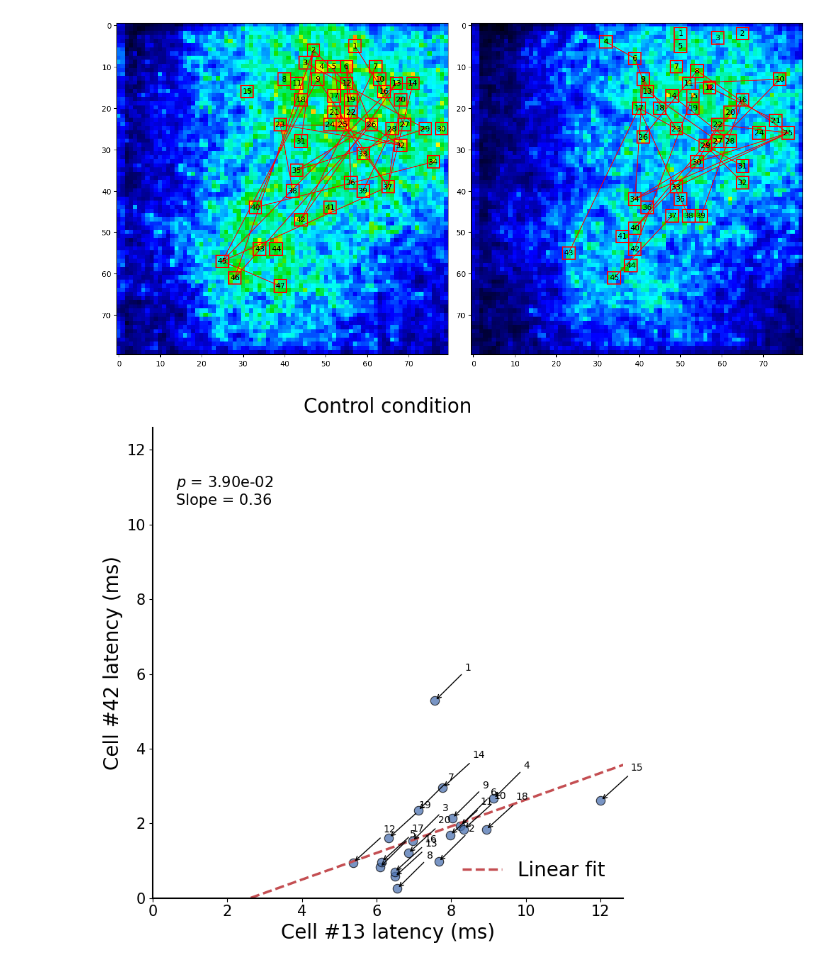
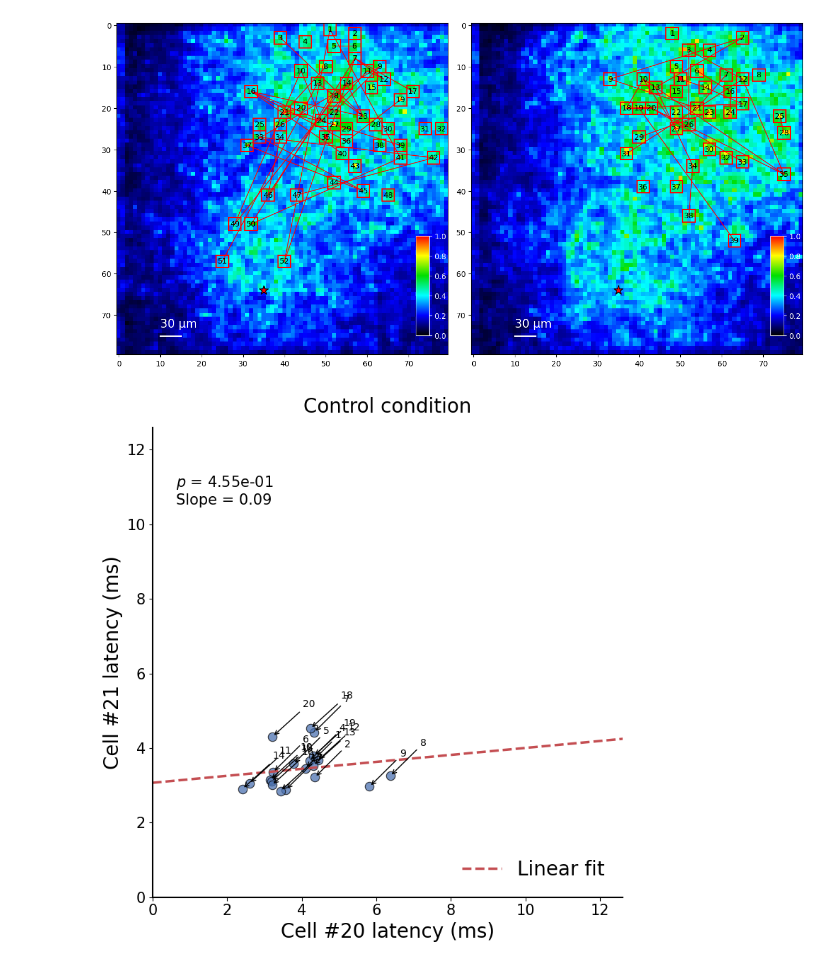
Before and after one commit to TianchengXu0420/ZDA_Adventure, a Jupyter notebook: GapJunction.ipynb, the cells around one changed output. Drawn from its saved outputs; the diff is of its cells as text; code cells hidden in the pictures.

```diff
--- a/GapJunction.ipynb
+++ b/GapJunction.ipynb
@@ -24,16 +26,16 @@ stimulus = 200
 startPt = 200
 numPt = 30
 # evoke = np.array([60, 34]) # 26-07-10
-# evoke = np.array([64, 35]) # 25-11-12
+evoke = np.array([64, 35]) # 25-11-12
 # %%
 # Original Data.
-Data = np.fromfile('C:/Users/txu245/Desktop/25-11-12/Control.dat', dtype='float64').reshape(20, 80, 80, 1000)
+Data = np.fromfile('C:/Users/Kevin/Desktop/25-11-12/Control.dat', dtype='float64').reshape(20, 80, 80, 1000)
 Data_ave = np.mean(Data, axis=0)
 snr = maps.SNR_Map(startPt=startPt, numPt=numPt, Data=Data)
 map = maps.Max_Amp_Map(startPt=startPt, numPt=numPt, Data=Data)
 
 # Data after adding blocker.
-Data_Q = np.fromfile('C:/Users/txu245/Desktop/25-11-12/Quinine.dat', dtype='float64').reshape(20, 80, 80, 1000)
+Data_Q = np.fromfile('C:/Users/Kevin/Desktop/25-11-12/Quinine.dat', dtype='float64').reshape(20, 80, 80, 1000)
 Data_Q_ave = np.mean(Data_Q, axis=0)
 snr_Q = maps.SNR_Map(startPt=startPt, numPt=numPt, Data=Data_Q)
 map_Q = maps.Max_Amp_Map(startPt=startPt, numPt=numPt, Data=Data_Q)
@@ -381,11 +423,26 @@ index_1 = index
 index_2 = index_Q
 
 fig, (ax1, ax2) = plt.subplots(1, 2, figsize=(16,8))
-ax1.imshow(snr / np.max(snr), vmin=0, vmax=1, cmap=maps.colorbar())
-# ax1.scatter(evoke[1], evoke[0], color='red', edgecolors='black', s=150, marker='*')
-ax2.imshow(snr_Q / np.max(snr_Q), vmin=0, vmax=1, cmap=maps.colorbar())
+im = ax1.imshow(snr / np.max(snr), vmin=0, vmax=1, cmap=maps.colorbar())
+ax1.scatter(evoke[1], evoke[0], color='red', edgecolors='black', s=150, marker='*')
+ax1.plot([10, 15], [75, 75], color='white', linewidth=2)
+ax1.text(10, 73, '30 μm', fontsize=15, color='white')
+
+cax = inset_axes(ax1, width="4%", height="30%", loc='lower right', borderpad= 2.5)
+cbar = fig.colorbar(im, cax=cax)
+cbar.ax.tick_params(labelsize=10, colors='white')
+cbar.outline.set_edgecolor('white')
+
+im = ax2.imshow(snr_Q / np.max(snr_Q), vmin=0, vmax=1, cmap=maps.colorbar())
 # ax2.imshow(map_Q, vmin=0, vmax=0.014, cmap=maps.colorbar())
-# ax2.scatter(evoke[1], evoke[0], color='red', edgecolors='black', s=150, marker='*')
+ax2.scatter(evoke[1], evoke[0], color='red', edgecolors='black', s=150, marker='*')
+ax2.plot([10, 15], [75, 75], color='white', linewidth=2)
+ax2.text(10, 73, '30 μm', fontsize=15, color='white')
+
+cax = inset_axes(ax2, width="4%", height="30%", loc='lower right', borderpad= 2.5)
+cbar = fig.colorbar(im, cax=cax)
+cbar.ax.tick_params(labelsize=10, colors='white')
+cbar.outline.set_edgecolor('white')
 
 for i, coor in enumerate(index_1):
 
@@ -435,12 +492,14 @@ for i in range(n_cells-1):
     for j in range(i+1, n_cells):
         delete = []
         for k in range(cell_trace.shape[1]):
-            a = maps.Half_Amp_Latency_2(Trace=cell_trace[i][k], startPt=startPt, numPt=numPt)
-            b = maps.Half_Amp_Latency_3(Trace=cell_trace[i][k], startPt=startPt, numPt=numPt)
-            c = maps.Half_Amp_Latency_2(Trace=cell_trace[j][k], startPt=startPt, numPt=numPt)
-            d = maps.Half_Amp_Latency_3(Trace=cell_trace[j][k], startPt=startPt, numPt=numPt)
+            a = maps.Half_Amp_Latency_2(Trace=cell_trace[i][k], startPt=startPt, numPt=numPt) - startPt/2
+            b = maps.Half_Amp_Latency_3(Trace=cell_trace[i][k], startPt=startPt, numPt=numPt) - startPt/2
+            c = maps.Half_Amp_Latency_2(Trace=cell_trace[j][k], startPt=startPt, numPt=numPt) - startPt/2
+            d = maps.Half_Amp_Latency_3(Trace=cell_trace[j][k], startPt=startPt, numPt=numPt) - startPt/2
 
             if a!=b or c!=d:
+                delete.append(k)
+            elif a==0 or c==0:
                 delete.append(k)
 
         cell_1_delete = np.delete(cell_latency[i], delete)
@@ -466,12 +525,14 @@ for i in range(n_cells_Q-1):
 
         delete = []
         for k in range(cell_trace.shape[1]):
-            a = maps.Half_Amp_Latency_2(Trace=cell_trace_Q[i][k], startPt=startPt, numPt=numPt)
-            b = maps.Half_Amp_Latency_3(Trace=cell_trace_Q[i][k], startPt=startPt, numPt=numPt)
-            c = maps.Half_Amp_Latency_2(Trace=cell_trace_Q[j][k], startPt=startPt, numPt=numPt)
-            d = maps.Half_Amp_Latency_3(Trace=cell_trace_Q[j][k], startPt=startPt, numPt=numPt)
+            a = maps.Half_Amp_Latency_2(Trace=cell_trace_Q[i][k], startPt=startPt, numPt=numPt) - startPt/2
+            b = maps.Half_Amp_Latency_3(Trace=cell_trace_Q[i][k], startPt=startPt, numPt=numPt) - startPt/2
+            c = maps.Half_Amp_Latency_2(Trace=cell_trace_Q[j][k], startPt=startPt, numPt=numPt) - startPt/2
+            d = maps.Half_Amp_Latency_3(Trace=cell_trace_Q[j][k], startPt=startPt, numPt=numPt) - startPt/2
 
             if a!=b or c!=d:
+                delete.append(k)
+            elif a==0 or c==0:
                 delete.append(k)
 
         cell_1_delete = np.delete(cell_latency_Q[i], delete)
@@ -512,8 +573,8 @@ Totally 27 pairs.
-[figure, old version]
+[figure, new version]
 # %%
 # Cells' Number
-cell_1 = 13
-cell_2 = 42
+cell_1 = 20
+cell_2 = 21
 
 # regression
 x_data = cell_latency[cell_1-1]
@@ -569,5 +630,5 @@ ax.set_title(f'Control condition', fontsize=20, pad=15)
 plt.tight_layout()
 plt.show()
 # %% [output]
-[figure, old version]
+[figure, new version]
 # %%
```
Also changed, not shown: parts of 22 cells of this notebook.
